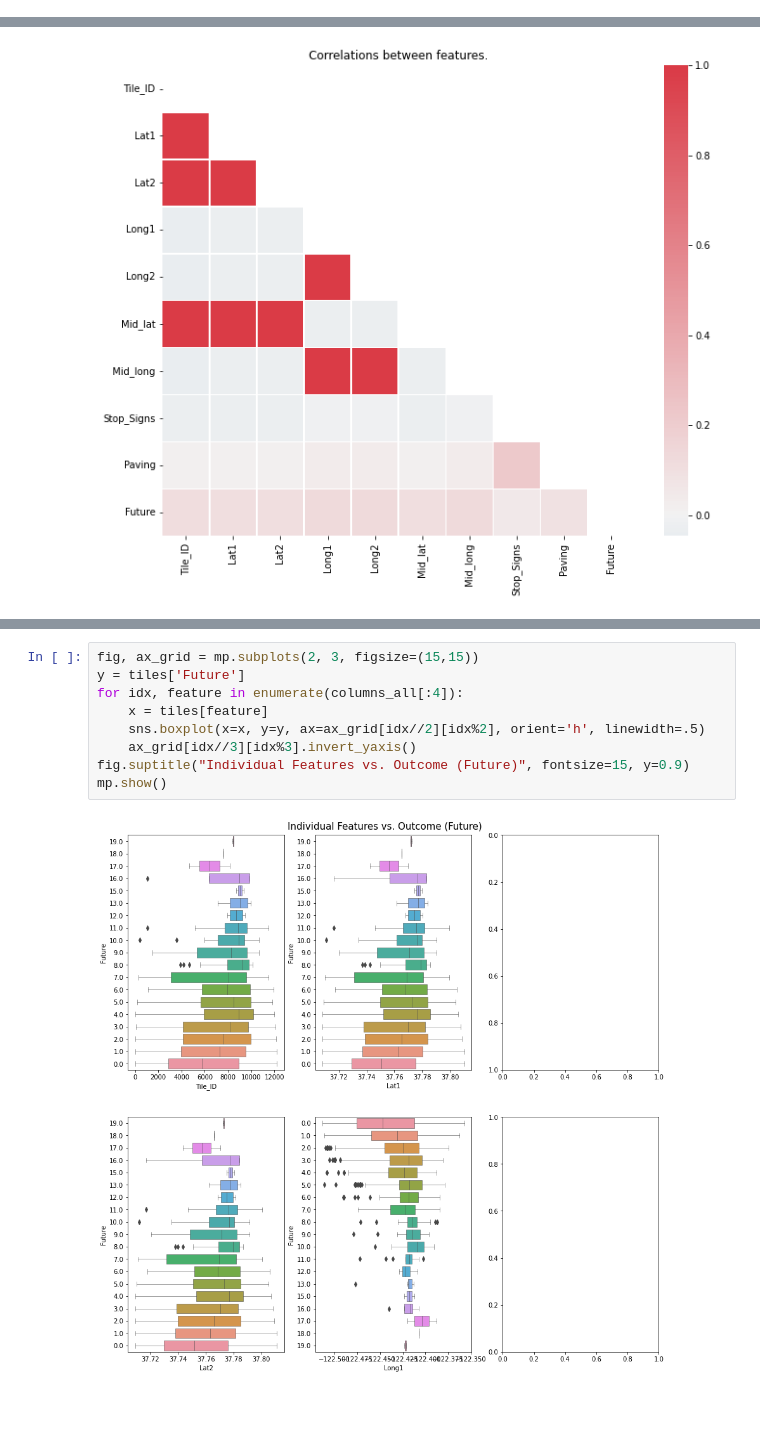
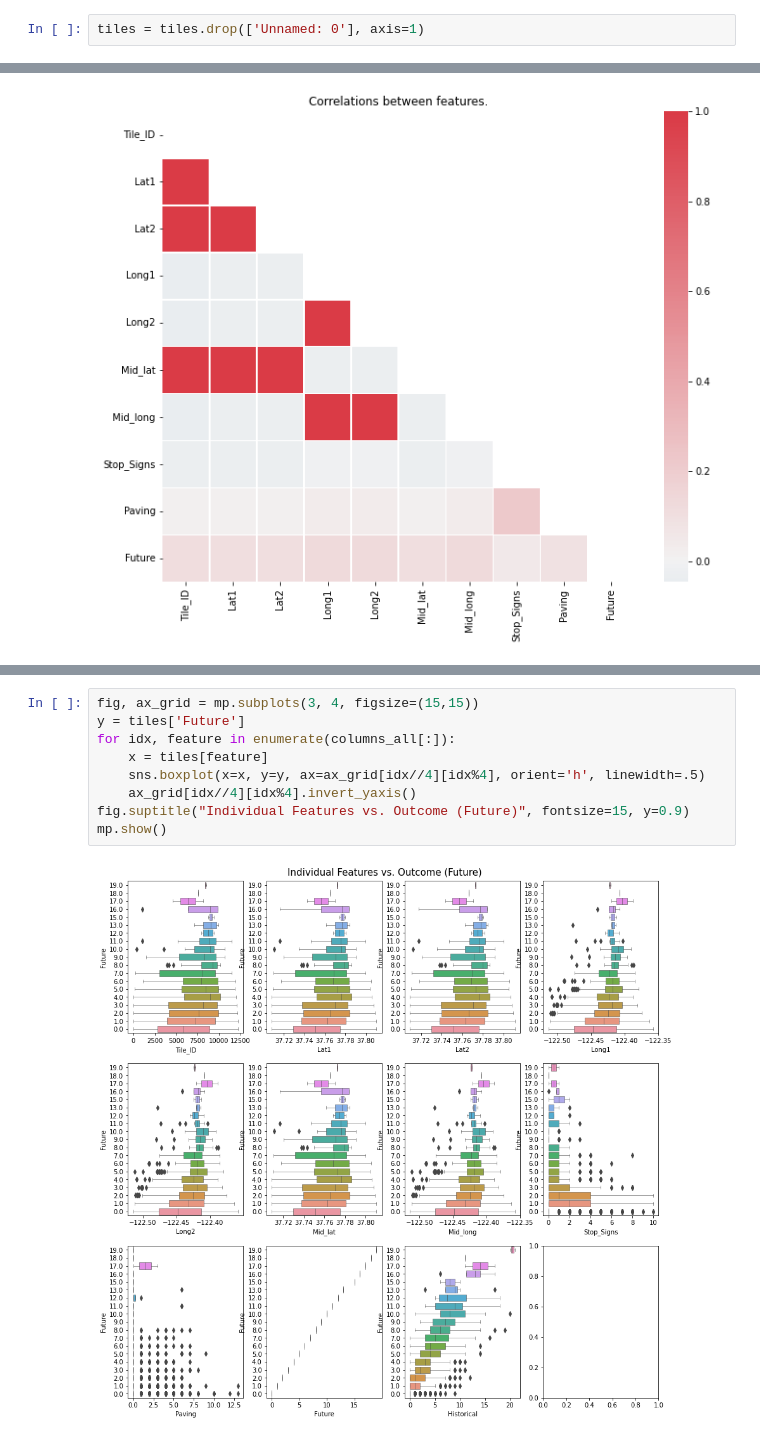
Before and after one commit to arisanguyen/210_Capstone_Aditya_Arisa_Noriel, a Jupyter notebook: Noriel_Expanded_Tiles_With_Street_Characteristics.ipynb, the cells around one changed output, grey strips where cells are left out. Drawn from its saved outputs; the diff is of its cells as text; blank space fills up the shorter version.

```diff
--- a/Noriel_Expanded_Tiles_With_Street_Characteristics.ipynb
+++ b/Noriel_Expanded_Tiles_With_Street_Characteristics.ipynb
@@ -227,3 +227,5 @@ Scrape data and create model that takes inputs of satellite images or OSM files
 Exporting to csv
 # %%
 tiles.to_csv('/content/drive/MyDrive/capstone/Tiles_expanded.csv')
+# %%
+tiles = tiles.drop(['Unnamed: 0'], axis=1)
@@ -296,11 +335,11 @@ mp.show()
 # %%
-fig, ax_grid = mp.subplots(2, 3, figsize=(15,15))
+fig, ax_grid = mp.subplots(3, 4, figsize=(15,15))
 y = tiles['Future']
-for idx, feature in enumerate(columns_all[:4]):
+for idx, feature in enumerate(columns_all[:]):
     x = tiles[feature]
-    sns.boxplot(x=x, y=y, ax=ax_grid[idx//2][idx%2], orient='h', linewidth=.5)
-    ax_grid[idx//3][idx%3].invert_yaxis()
+    sns.boxplot(x=x, y=y, ax=ax_grid[idx//4][idx%4], orient='h', linewidth=.5)
+    ax_grid[idx//4][idx%4].invert_yaxis()
 fig.suptitle("Individual Features vs. Outcome (Future)", fontsize=15, y=0.9)
 mp.show()
 # %% [output]
-[figure, old version]
+[figure, new version]
```
Also changed, not shown: parts of 8 cells of this notebook.
